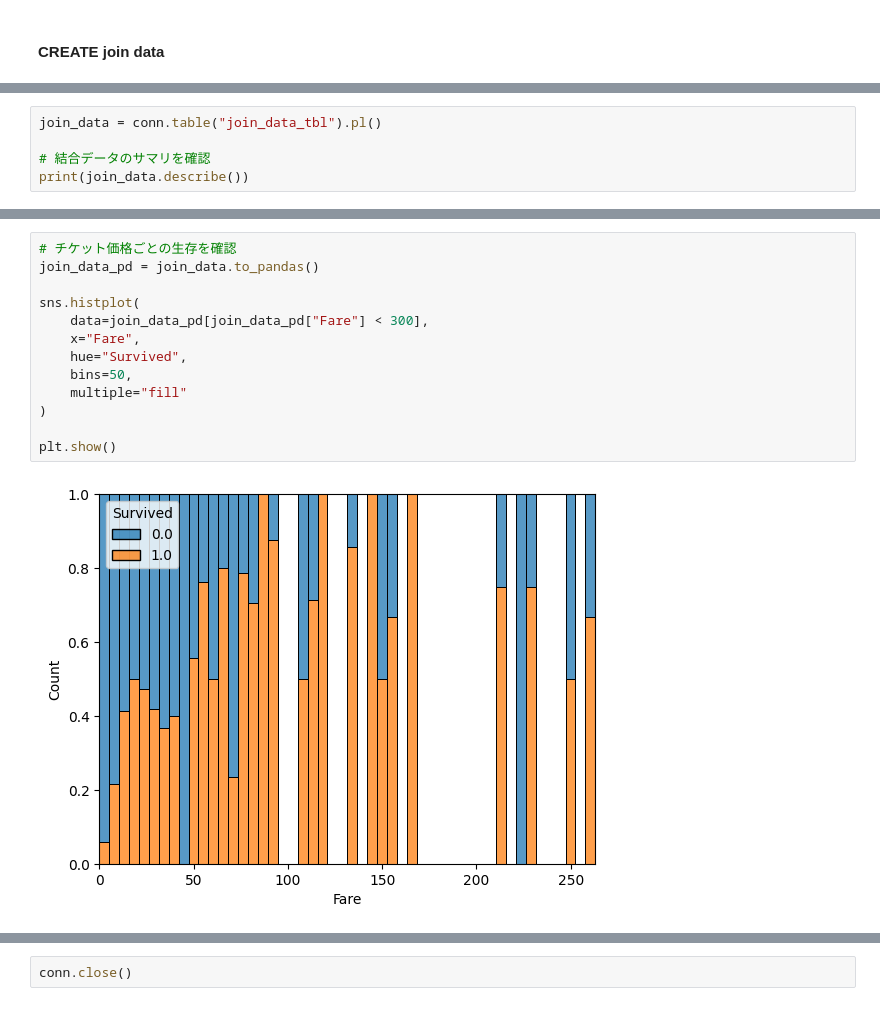
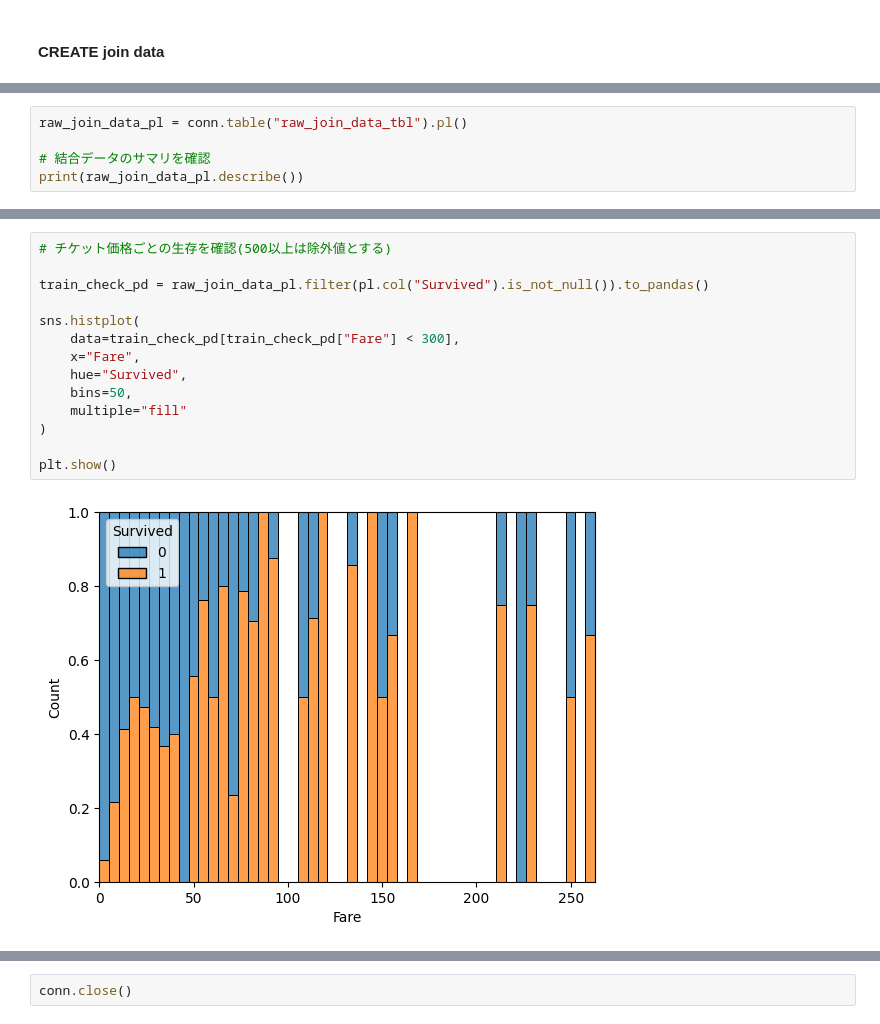
Before and after one commit to ROROROMP/kaggle, a Jupyter notebook: titanic/notebook.ipynb, the cells around one changed output, grey strips where cells are left out. Cells and saved outputs as stored; diff of their text form.

```diff
--- a/titanic/notebook.ipynb
+++ b/titanic/notebook.ipynb
@@ -119,10 +118,10 @@ def create_join_data():
 
 create_join_data()
 # %%
-join_data = conn.table("join_data_tbl").pl()
+raw_join_data_pl = conn.table("raw_join_data_tbl").pl()
 
 # 結合データのサマリを確認
-print(join_data.describe())
+print(raw_join_data_pl.describe())
 # %% [output]
 shape: (9, 13)
 ┌────────────┬─────────────┬──────────┬──────────┬─────────────────────────────┬────────┬───────────┬──────────┬──────────┬───────────┬───────────┬───────┬──────────┐
@@ -207,15 +217,16 @@ GROUP BY Embarked
 # %%
-# チケット価格ごとの生存を確認
-join_data_pd = join_data.to_pandas()
+# チケット価格ごとの生存を確認(500以上は除外値とする)
+
+train_check_pd = raw_join_data_pl.filter(pl.col("Survived").is_not_null()).to_pandas()
 
 sns.histplot(
-    data=join_data_pd[join_data_pd["Fare"] < 300],
+    data=train_check_pd[train_check_pd["Fare"] < 300],
     x="Fare",
     hue="Survived",
     bins=50,
     multiple="fill"
 )
 
 plt.show()
 # %% [output]
-[figure, old version]
+[figure, new version]
```
Also changed, not shown: parts of 24 cells of this notebook.
